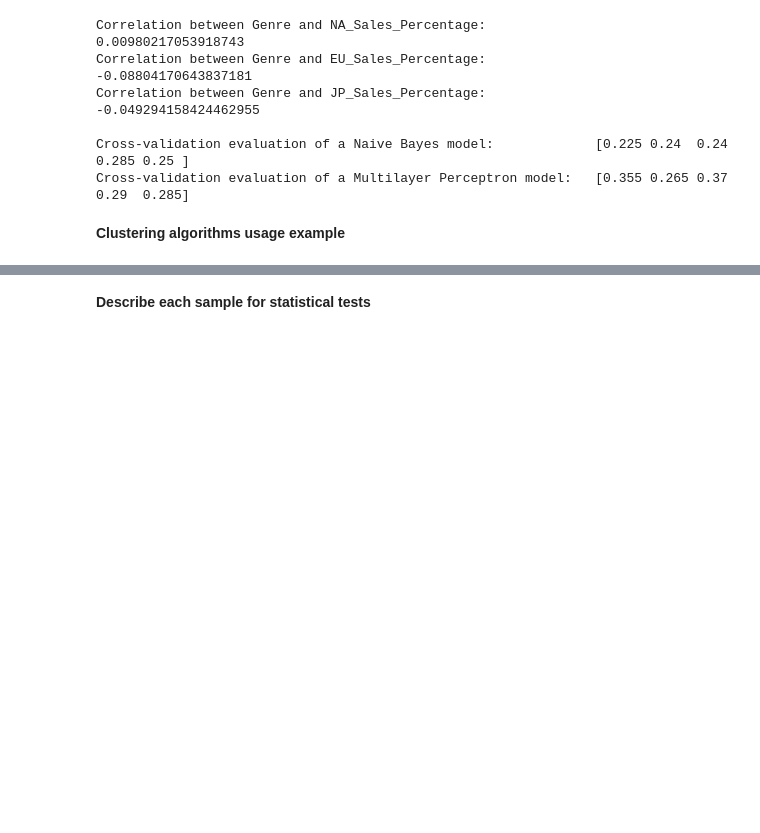
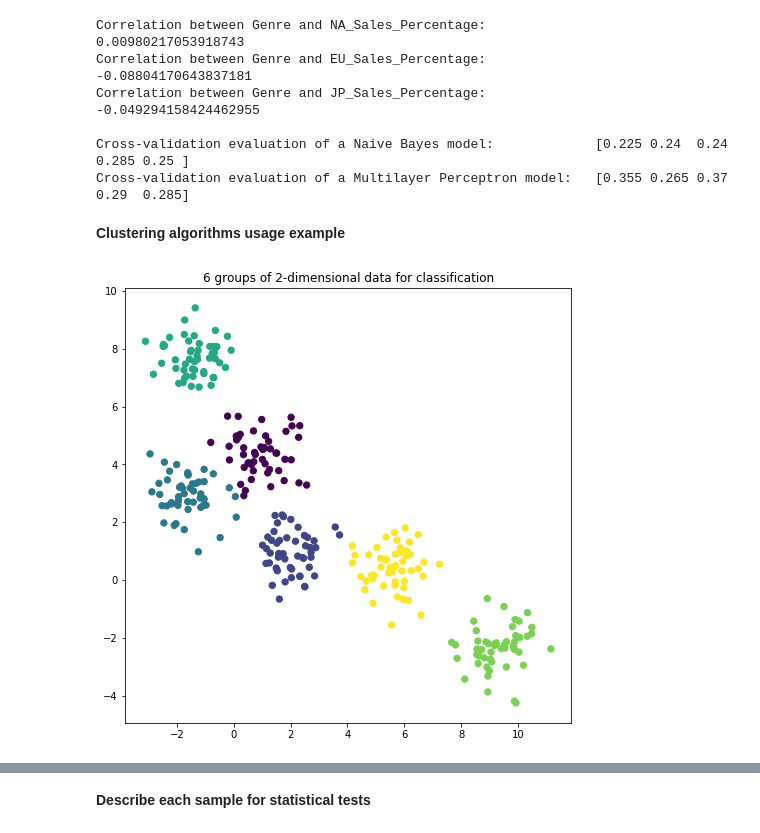
Before and after one commit to Netherwulf/video-games-data-analysis, a Jupyter notebook: video_games_data_analysis.ipynb, the cells around one changed output, grey strips where cells are left out. Saved outputs shown, nothing was run; the diff lists cells and outputs as text; code cells hidden in the pictures; blank space fills up the shorter version.

Commit message:
Added clusterization algorithms usage example (K-Means and GMM)
Added clusterization algorithms usage example (K-Means and GMM)

```diff
--- a/video_games_data_analysis.ipynb
+++ b/video_games_data_analysis.ipynb
@@ -700,3 +738,13 @@ Cross-validation evaluation of a Naive Bayes model:             [0.225 0.24  0.2
 Cross-validation evaluation of a Multilayer Perceptron model:   [0.355 0.265 0.37  0.29  0.285]
 # %% [markdown]
 <b>Clustering algorithms usage example</b>
+# %%
+X, y = make_blobs(n_samples=300, centers=6, cluster_std=0.70, random_state=0)
+
+plt.figure(figsize=(8, 8))
+plt.scatter(X[:,0], X[:,1], c=y, s=40, cmap='viridis')
+
+plt.title("6 groups of 2-dimensional data for classification")
+plt.show()
+# %% [output]
+[figure, added]
```
Also changed, not shown: parts of 12 cells of this notebook.
